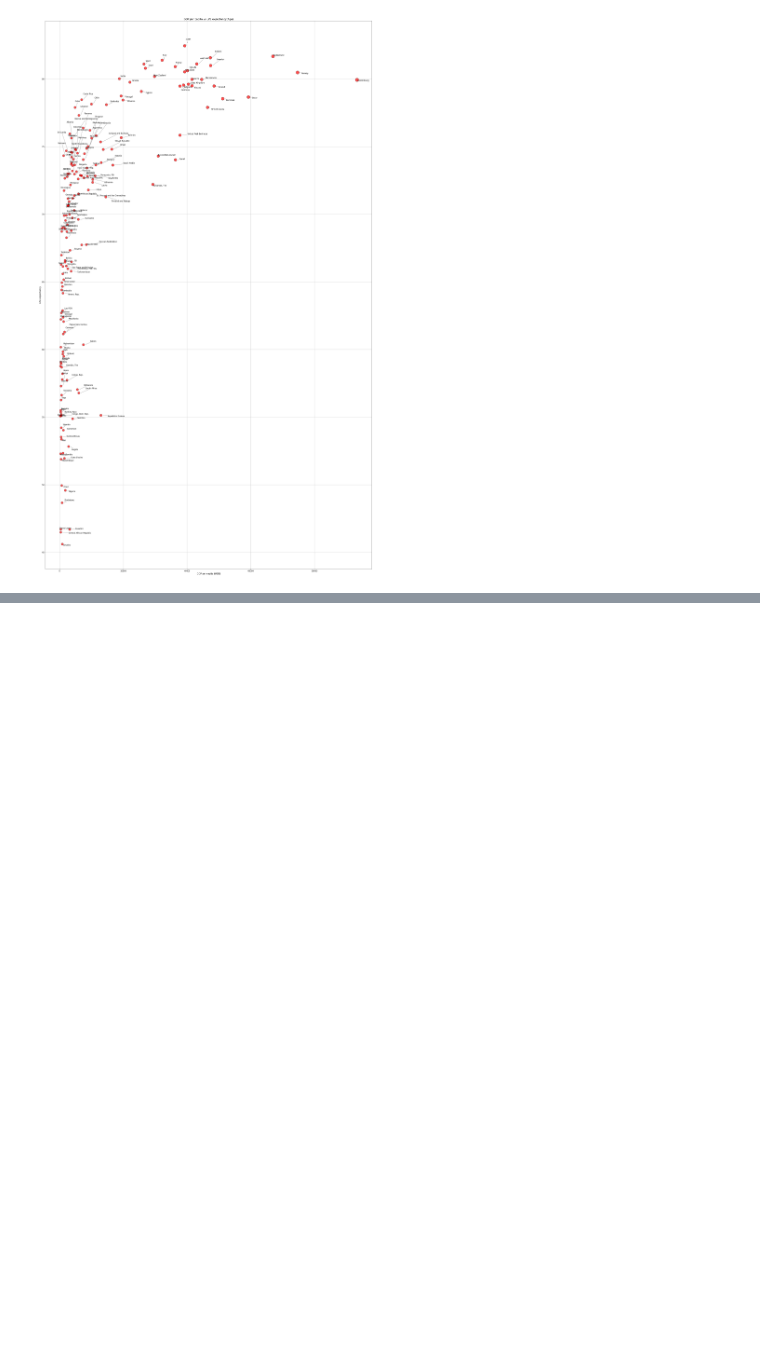
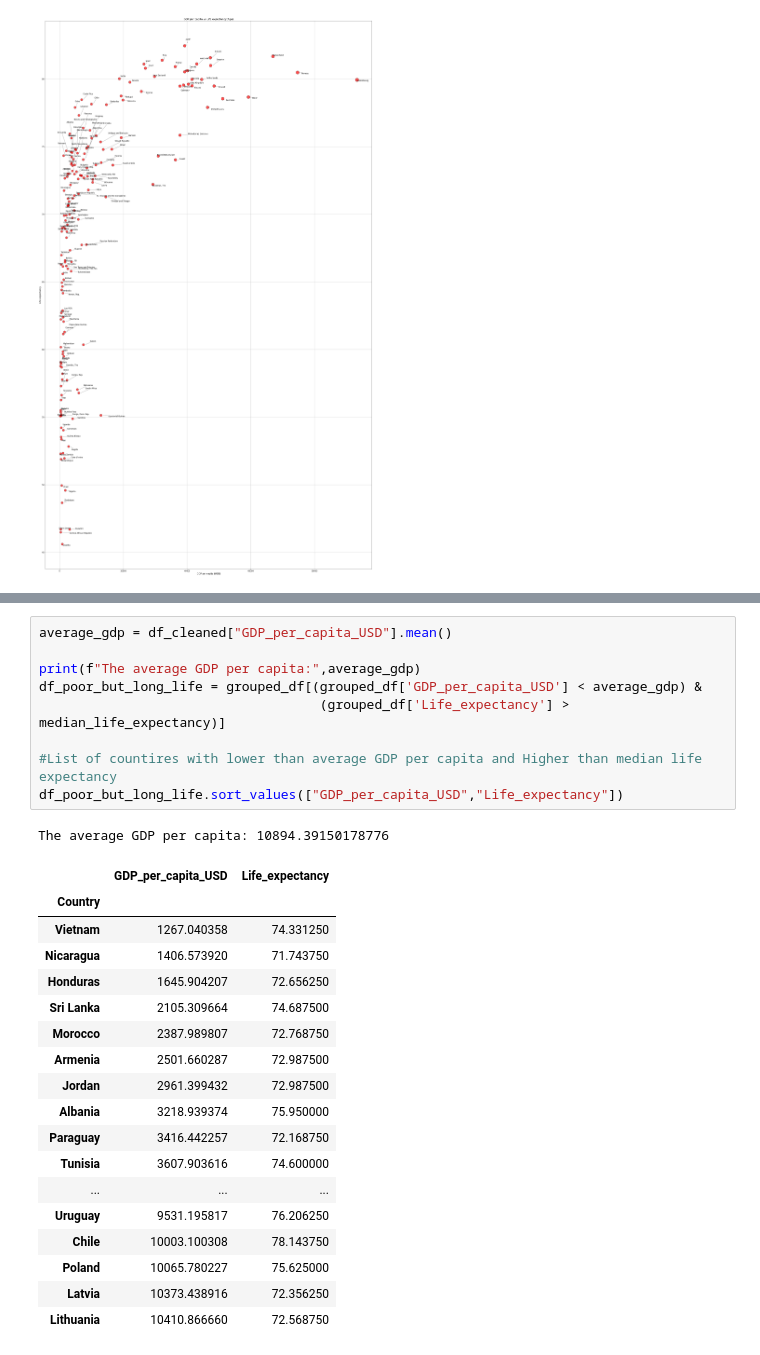
Before and after one commit to MeganeUme/inlam_pandas, a Jupyter notebook: inlam_pandas.ipynb, the cells around one changed output, grey strips where cells are left out. Drawn from its saved outputs; the diff is of its cells as text; blank space fills up the shorter version.

```diff
--- a/inlam_pandas.ipynb
+++ b/inlam_pandas.ipynb
@@ -79,0 +114,29 @@ In general for Countries on higher GDP per capita scale you could expect to have
+# %%
+average_gdp = df_cleaned["GDP_per_capita_USD"].mean()
+
+print(f"The average GDP per capita:",average_gdp)
+df_poor_but_long_life = grouped_df[(grouped_df['GDP_per_capita_USD'] < average_gdp) &
+                                    (grouped_df['Life_expectancy'] > median_life_expectancy)]
+
+#List of countires with lower than average GDP per capita and Higher than median life expectancy
+df_poor_but_long_life.sort_values(["GDP_per_capita_USD","Life_expectancy"])
+# %% [output]
+The average GDP per capita: 10894.39150178776
+|  | GDP_per_capita_USD | Life_expectancy |
+| Country |  |  |
+| Vietnam | 1267.040358 | 74.331250 |
+| Nicaragua | 1406.573920 | 71.743750 |
+| Honduras | 1645.904207 | 72.656250 |
+| Sri Lanka | 2105.309664 | 74.687500 |
+| Morocco | 2387.989807 | 72.768750 |
+| Armenia | 2501.660287 | 72.987500 |
+| Jordan | 2961.399432 | 72.987500 |
+| Albania | 3218.939374 | 75.950000 |
+| Paraguay | 3416.442257 | 72.168750 |
+| Tunisia | 3607.903616 | 74.600000 |
+| ... | ... | ... |
+| Uruguay | 9531.195817 | 76.206250 |
+| Chile | 10003.100308 | 78.143750 |
+| Poland | 10065.780227 | 75.625000 |
+| Latvia | 10373.438916 | 72.356250 |
+| Lithuania | 10410.866660 | 72.568750 |
```
Also changed, not shown: parts of 4 cells of this notebook.
